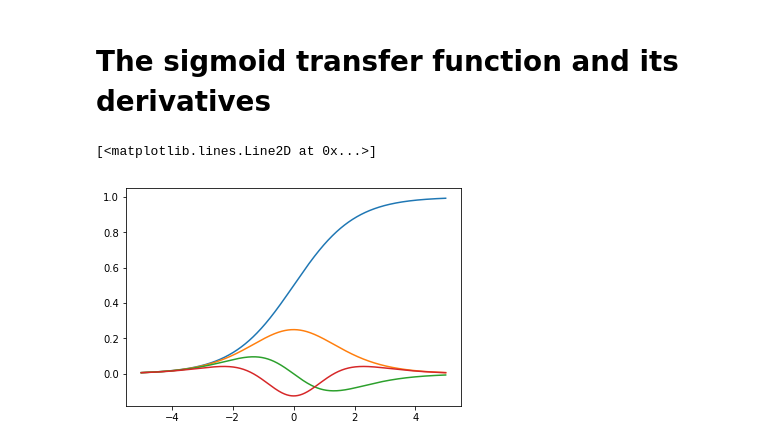
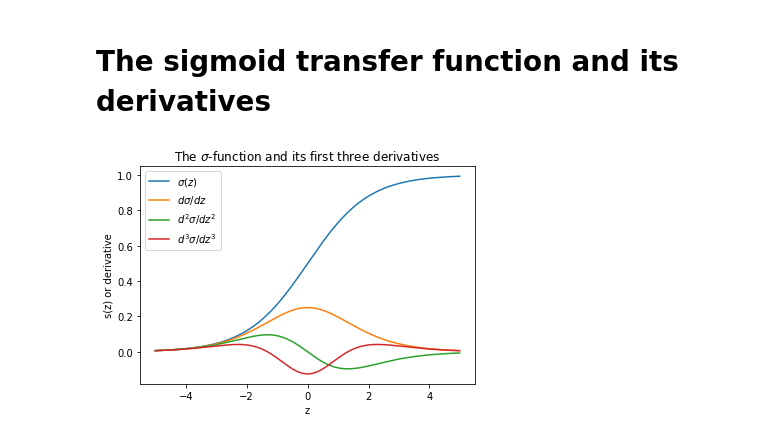
Before and after one commit to elwinter/nnode, a Jupyter notebook: sigma.ipynb, the cells around one changed output. Cells and saved outputs as stored; diff of their text form; code cells hidden in the pictures.

```diff
--- a/sigma.ipynb
+++ b/sigma.ipynb
@@ -36,11 +36,14 @@ for i in range(n):
     ds_dz[i] = dsigma_dz(z[i])
     d2s_dz2[i] = d2sigma_dz2(z[i])
     d3s_dz3[i] = d3sigma_dz3(z[i])
-# %%
-plt.plot(z,s)
-plt.plot(z,ds_dz)
-plt.plot(z,d2s_dz2)
-plt.plot(z,d3s_dz3)
-# %% [output]
-[<matplotlib.lines.Line2D at 0x...>]
-[figure, removed]
+# %%
+plt.plot(z,s,label = "$\sigma(z)$")
+plt.plot(z,ds_dz,label = "$d\sigma/dz$")
+plt.plot(z,d2s_dz2, label = "$d^2\sigma/dz^2$")
+plt.plot(z,d3s_dz3, label = "$d^3\sigma/dz^3$");
+plt.xlabel("z")
+plt.ylabel("s(z) or derivative")
+plt.title("The $\sigma$-function and its first three derivatives")
+plt.legend();
+# %% [output]
+[figure, added]
```
Also changed, not shown: 29 other files.
